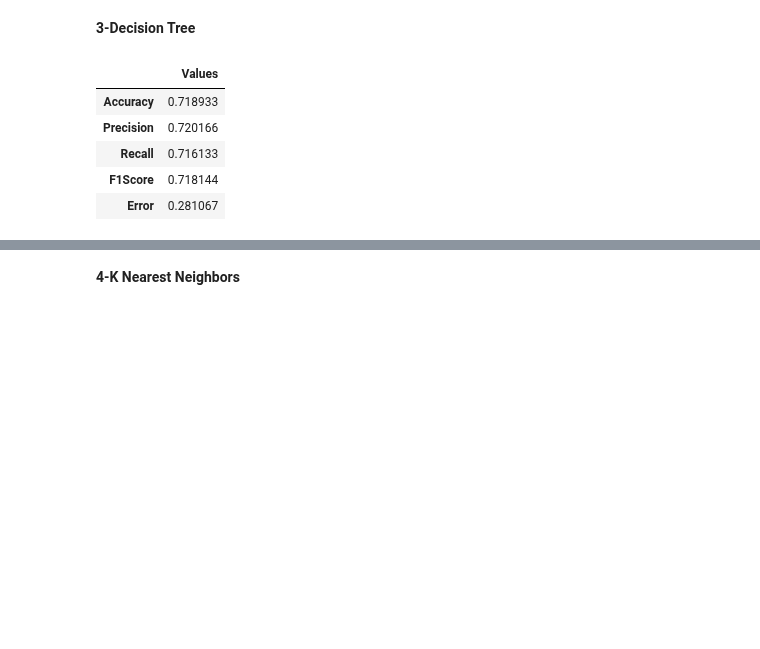
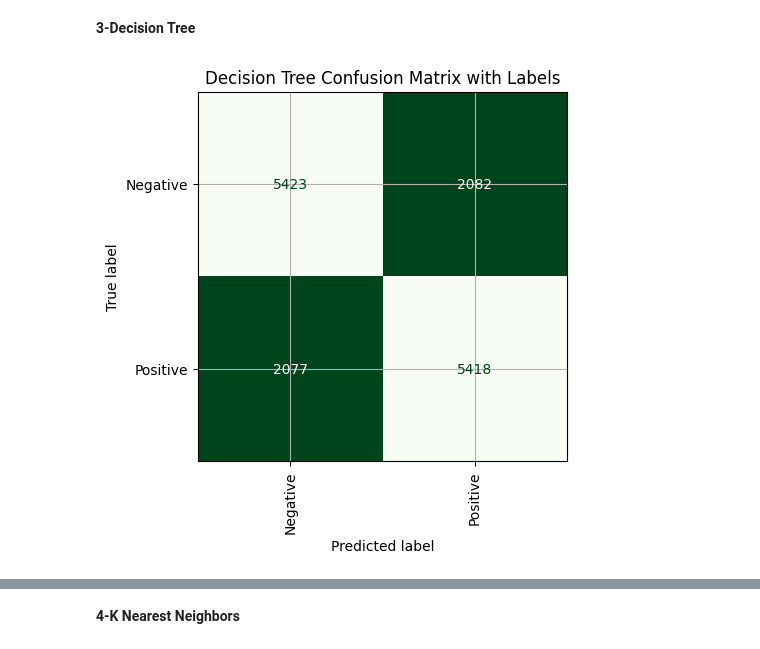
Before and after one commit to Osamah-Anmar-Sami/Sentiment-Analysis, a Jupyter notebook: English Sentiment Analysis/English Sentiment Analysis.ipynb, the cells around one changed output, grey strips where cells are left out. Drawn from its saved outputs; the diff is of its cells as text; code cells hidden in the pictures; blank space fills up the shorter version.

```diff
--- a/English Sentiment Analysis/English Sentiment Analysis.ipynb
+++ b/English Sentiment Analysis/English Sentiment Analysis.ipynb
@@ -333,13 +342,8 @@ metrics_values(model= Logistic_Regression, X_test=X_test_Tfid, y_test=y_test)
 **3-Decision Tree**
 # %%
 Algorithm = DecisionTreeClassifier(criterion='entropy')
-Decisio_Tree = machine_learning_model(algorithm=Algorithm)
-fit_model(model=Decisio_Tree, X_train=X_train_Tfid, y_train=y_train)
-metrics_values(model= Decisio_Tree, X_test=X_test_Tfid, y_test=y_test)
+Decision_Tree = machine_learning_model(algorithm=Algorithm)
+fit_model(model=Decision_Tree, X_train=X_train_CV_, y_train=y_train)
+confusion_matrix_(model=Decision_Tree, X_test=X_test_CV_, y_test=y_test, name='Decision Tree')
 # %% [output]
-|  | Values |
-| Accuracy | 0.718933 |
-| Precision | 0.720166 |
-| Recall | 0.716133 |
-| F1Score | 0.718144 |
-| Error | 0.281067 |
+[figure, added]
```
Also changed, not shown: parts of 29 cells of this notebook.
